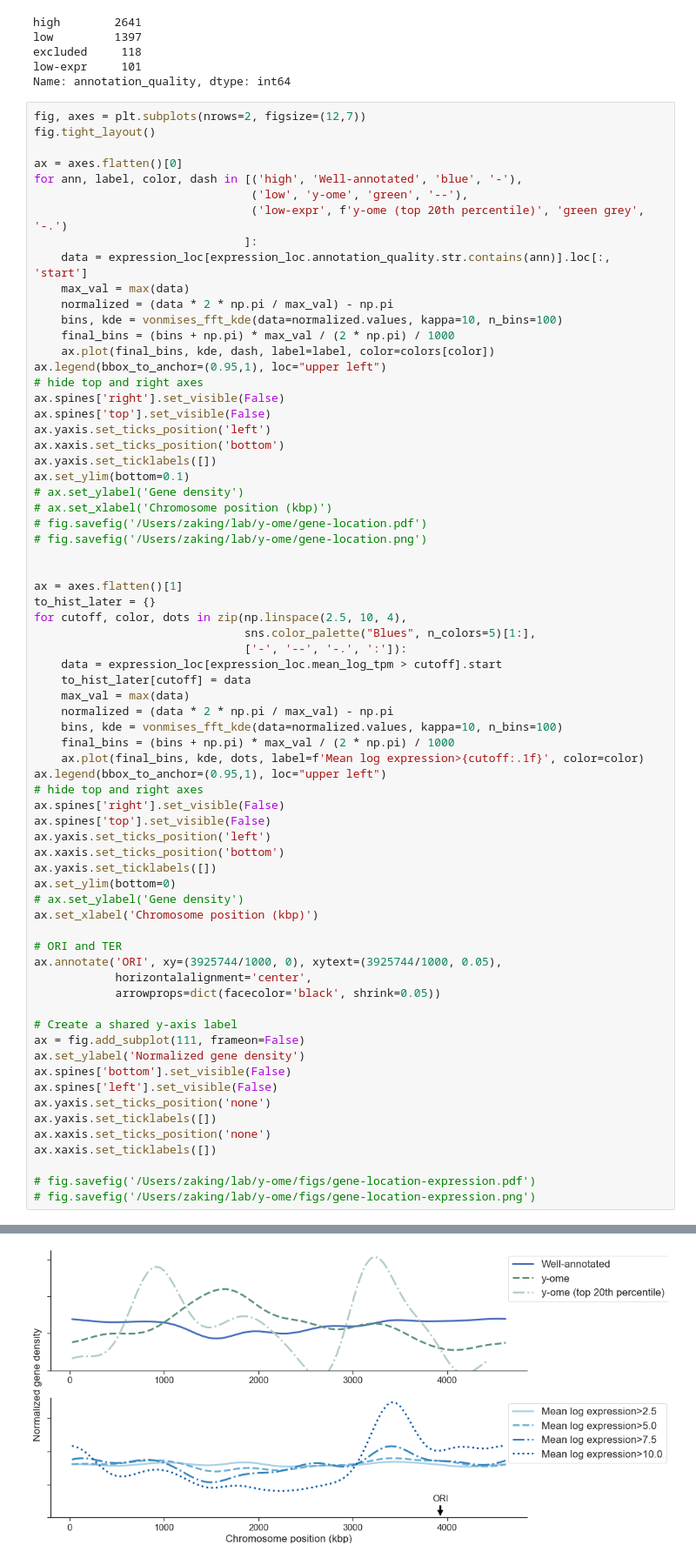
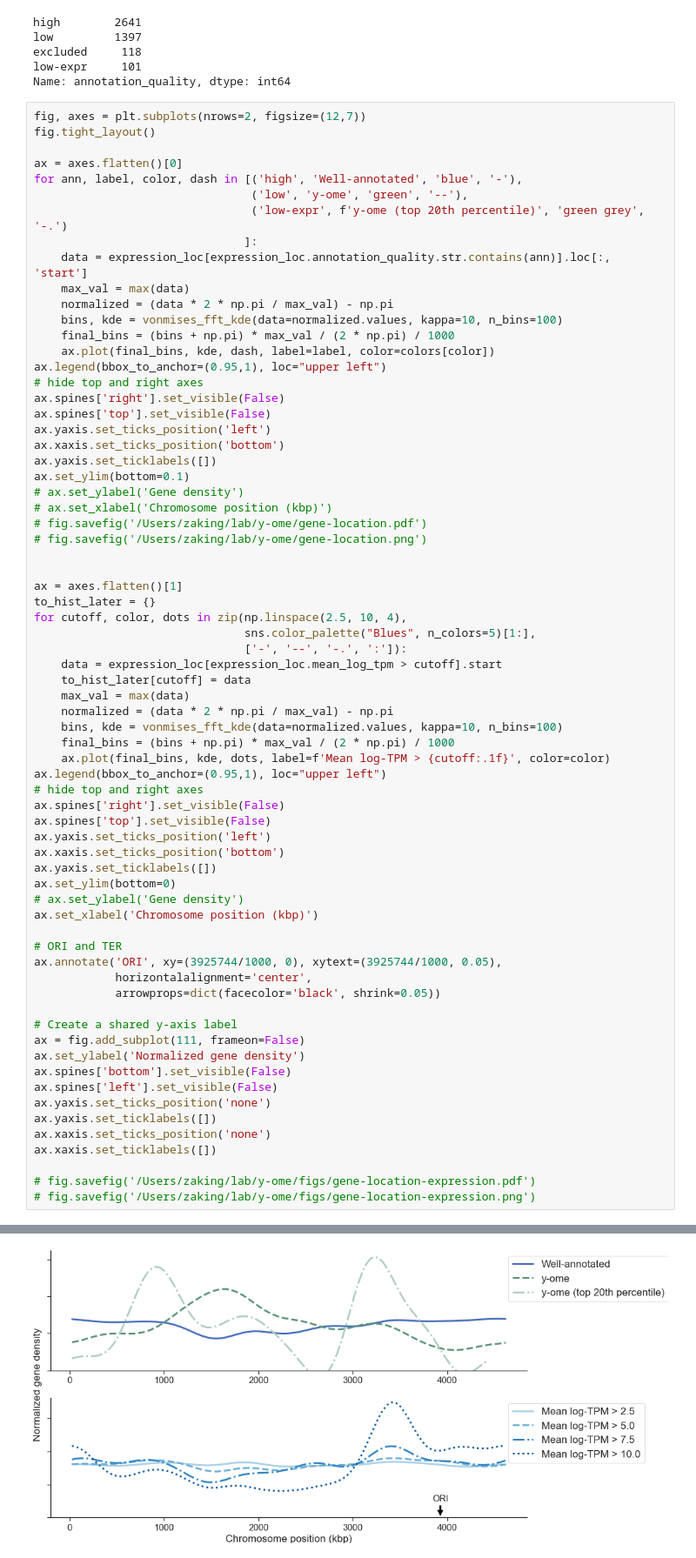
Before and after one commit to zakandrewking/y-ome, a Jupyter notebook: notebooks/18..01.23 Genome locations.ipynb, the cells around one changed output, grey strips where cells are left out. Shown at 87% size. Drawn from its saved outputs; the diff is of its cells as text.

```diff
--- a/notebooks/18..01.23 Genome locations.ipynb
+++ b/notebooks/18..01.23 Genome locations.ipynb
@@ -174,35 +174,35 @@ for cutoff, color, dots in zip(np.linspace(2.5, 10, 4),
     normalized = (data * 2 * np.pi / max_val) - np.pi
     bins, kde = vonmises_fft_kde(data=normalized.values, kappa=10, n_bins=100)
     final_bins = (bins + np.pi) * max_val / (2 * np.pi) / 1000
-    ax.plot(final_bins, kde, dots, label=f'Mean log expression>{cutoff:.1f}', color=color)
+    ax.plot(final_bins, kde, dots, label=f'Mean log-TPM > {cutoff:.1f}', color=color)
 ax.legend(bbox_to_anchor=(0.95,1), loc="upper left")
 # hide top and right axes
 ax.spines['right'].set_visible(False)
 ax.spines['top'].set_visible(False)
 ax.yaxis.set_ticks_position('left')
 ax.xaxis.set_ticks_position('bottom')
 ax.yaxis.set_ticklabels([])
 ax.set_ylim(bottom=0)
 # ax.set_ylabel('Gene density')
 ax.set_xlabel('Chromosome position (kbp)')
 
 # ORI and TER
 ax.annotate('ORI', xy=(3925744/1000, 0), xytext=(3925744/1000, 0.05),
             horizontalalignment='center',
             arrowprops=dict(facecolor='black', shrink=0.05))
 
 # Create a shared y-axis label
 ax = fig.add_subplot(111, frameon=False)
 ax.set_ylabel('Normalized gene density')
 ax.spines['bottom'].set_visible(False)
 ax.spines['left'].set_visible(False)
 ax.yaxis.set_ticks_position('none')
 ax.yaxis.set_ticklabels([])
 ax.xaxis.set_ticks_position('none')
 ax.xaxis.set_ticklabels([])
 
 # fig.savefig('/Users/zaking/lab/y-ome/figs/gene-location-expression.pdf')
 # fig.savefig('/Users/zaking/lab/y-ome/figs/gene-location-expression.png')
 # %% [output]
 []
-[figure, old version]
+[figure, new version]
```
Also changed, not shown: 6 other files.
